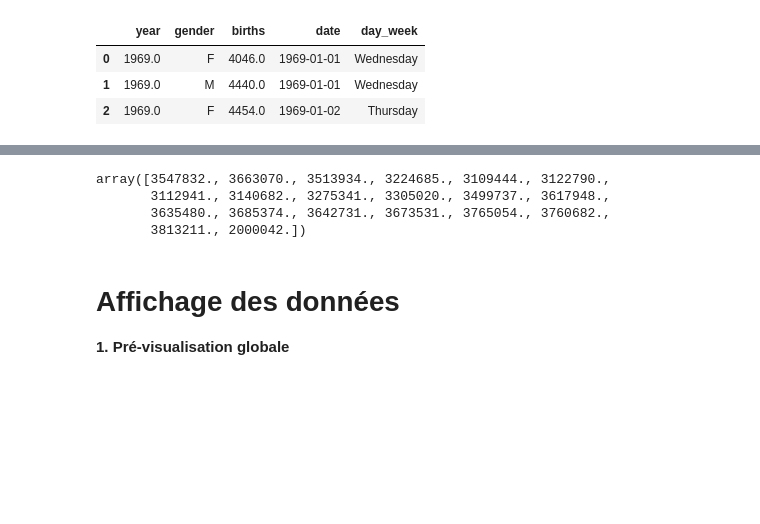
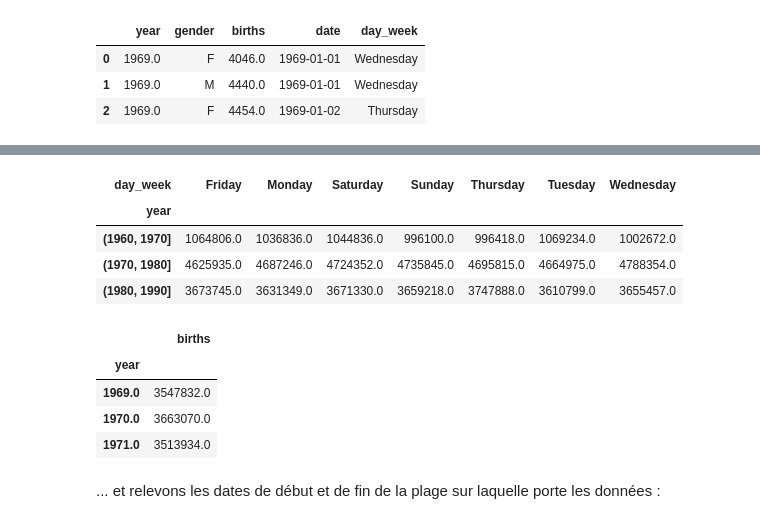
Before and after one commit to SmellyArmure/04-Jupyter, a Jupyter notebook: Exo-CartesVoeux/Exo-CartesVoeux.ipynb, the cells around one changed output, grey strips where cells are left out. Drawn from its saved outputs; the diff is of its cells as text; code cells hidden in the pictures; blank space fills up the shorter version.

```diff
--- a/Exo-CartesVoeux/Exo-CartesVoeux.ipynb
+++ b/Exo-CartesVoeux/Exo-CartesVoeux.ipynb
@@ -137,16 +143,21 @@ Nbe de lignes, après nettoyage : 14265
 # %%
 masque = pd.cut(birth_df3['year'], np.array([1960,1970,1980,1990]))
 birth_pt = birth_df3.pivot_table('births', index = [masque], columns = 'day_week', aggfunc = "sum")
+birth_pt
+# %% [output]
+| day_week | Friday | Monday | Saturday | Sunday | Thursday | Tuesday | Wednesday |
+| year |  |  |  |  |  |  |  |
+| (1960, 1970] | 1064806.0 | 1036836.0 | 1044836.0 | 996100.0 | 996418.0 | 1069234.0 | 1002672.0 |
+| (1970, 1980] | 4625935.0 | 4687246.0 | 4724352.0 | 4735845.0 | 4695815.0 | 4664975.0 | 4788354.0 |
+| (1980, 1990] | 3673745.0 | 3631349.0 | 3671330.0 | 3659218.0 | 3747888.0 | 3610799.0 | 3655457.0 |
 # %%
 birth_pt1 = birth_df3.pivot_table('births', index = 'year', aggfunc = "sum")
-x1 = np.array(birth_pt1.index)
-y1 = np.array(birth_pt1.births.values)
+birth_pt1.head(3)
 # %% [output]
-array([3547832., 3663070., 3513934., 3224685., 3109444., 3122790.,
-       3112941., 3140682., 3275341., 3305020., 3499737., 3617948.,
-       3635480., 3685374., 3642731., 3673531., 3765054., 3760682.,
-       3813211., 2000042.])
+|  | births |
+| year |  |
+| 1969.0 | 3547832.0 |
+| 1970.0 | 3663070.0 |
+| 1971.0 | 3513934.0 |
-# %% [markdown]
-# Affichage des données
-
-__1. Pré-visualisation globale__
+# %% [markdown]
+... et relevons les dates de début et de fin de la plage sur laquelle porte les données :
```
Also changed, not shown: parts of 10 cells of this notebook.
